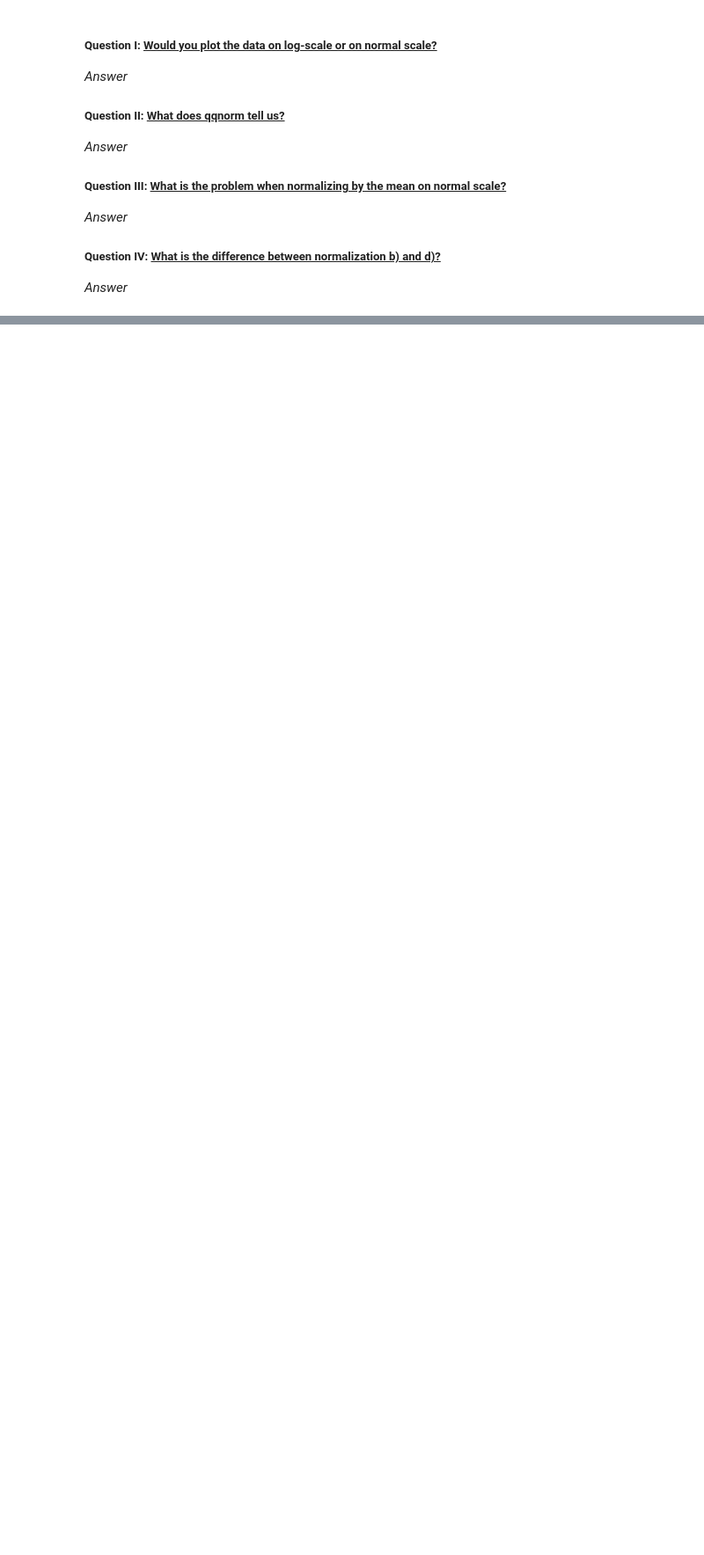
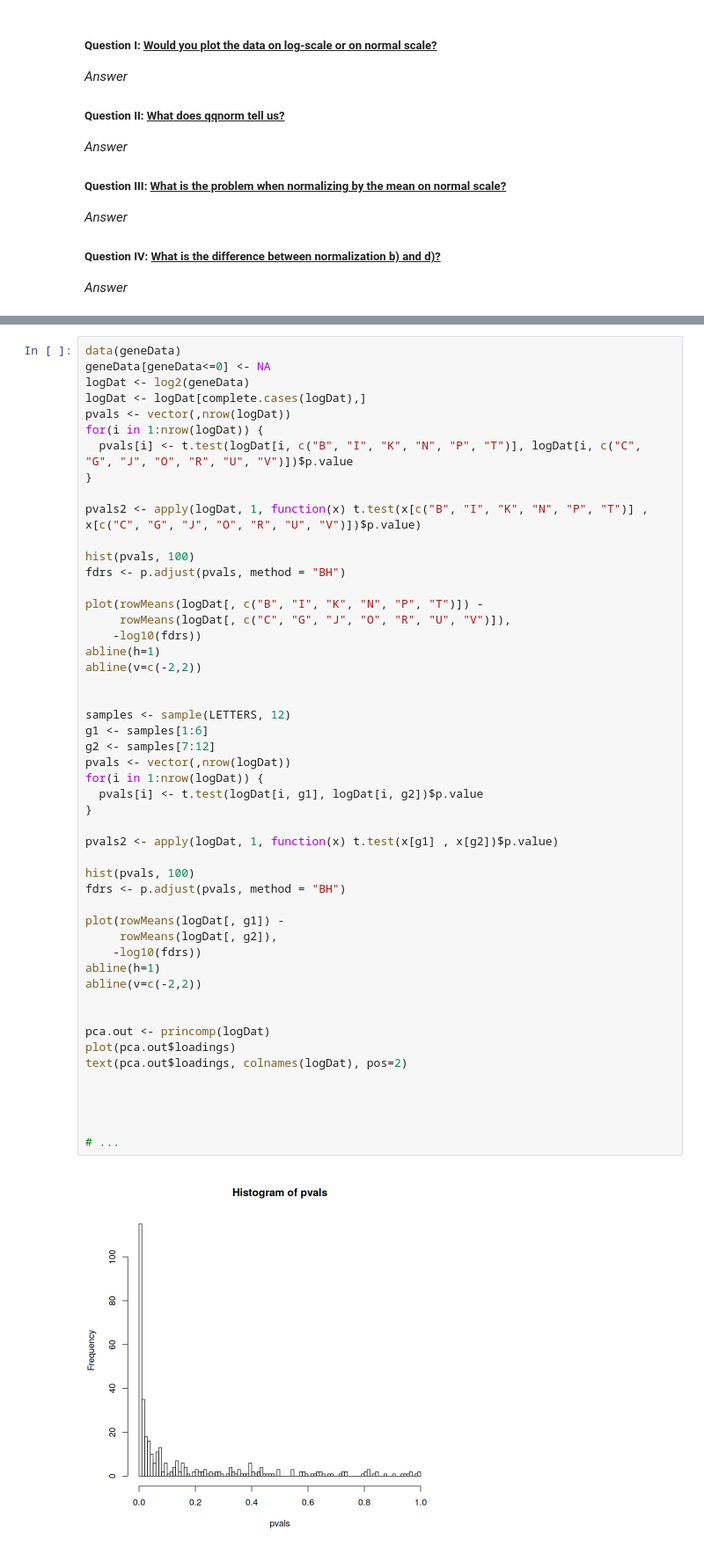
Before and after one commit to oercompbiomed/CBM101, a Jupyter notebook: E_Biostatistics_with_R/Playground/Quantitative Omics.ipynb, the cells around one changed output, grey strips where cells are left out. Shown at 88% size. Drawn from its saved outputs; the diff is of its cells as text; blank space fills up the shorter version.

```diff
--- a/E_Biostatistics_with_R/Playground/Quantitative Omics.ipynb
+++ b/E_Biostatistics_with_R/Playground/Quantitative Omics.ipynb
@@ -144,0 +86,52 @@ head(sort(p.adjust(pvals,method="BH")))
+# %%
+data(geneData)
+geneData[geneData<=0] <- NA
+logDat <- log2(geneData)
+logDat <- logDat[complete.cases(logDat),]
+pvals <- vector(,nrow(logDat))
+for(i in 1:nrow(logDat)) {
+  pvals[i] <- t.test(logDat[i, c("B", "I", "K", "N", "P", "T")], logDat[i, c("C", "G", "J", "O", "R", "U", "V")])$p.value
+}
+
+pvals2 <- apply(logDat, 1, function(x) t.test(x[c("B", "I", "K", "N", "P", "T")] , x[c("C", "G", "J", "O", "R", "U", "V")])$p.value)
+
+hist(pvals, 100)
+fdrs <- p.adjust(pvals, method = "BH")
+
+plot(rowMeans(logDat[, c("B", "I", "K", "N", "P", "T")]) -
+     rowMeans(logDat[, c("C", "G", "J", "O", "R", "U", "V")]),
+    -log10(fdrs))
+abline(h=1)
+abline(v=c(-2,2))
+
+
+samples <- sample(LETTERS, 12)
+g1 <- samples[1:6]
+g2 <- samples[7:12]
+pvals <- vector(,nrow(logDat))
+for(i in 1:nrow(logDat)) {
+  pvals[i] <- t.test(logDat[i, g1], logDat[i, g2])$p.value
+}
+
+pvals2 <- apply(logDat, 1, function(x) t.test(x[g1] , x[g2])$p.value)
+
+hist(pvals, 100)
+fdrs <- p.adjust(pvals, method = "BH")
+
+plot(rowMeans(logDat[, g1]) -
+     rowMeans(logDat[, g2]),
+    -log10(fdrs))
+abline(h=1)
+abline(v=c(-2,2))
+
+
+pca.out <- princomp(logDat)
+plot(pca.out$loadings)
+text(pca.out$loadings, colnames(logDat), pos=2)
+
+
+
+
+# ...
+# %% [output]
+[figure, added]
```
Also changed, not shown: parts of 21 cells of this notebook.
